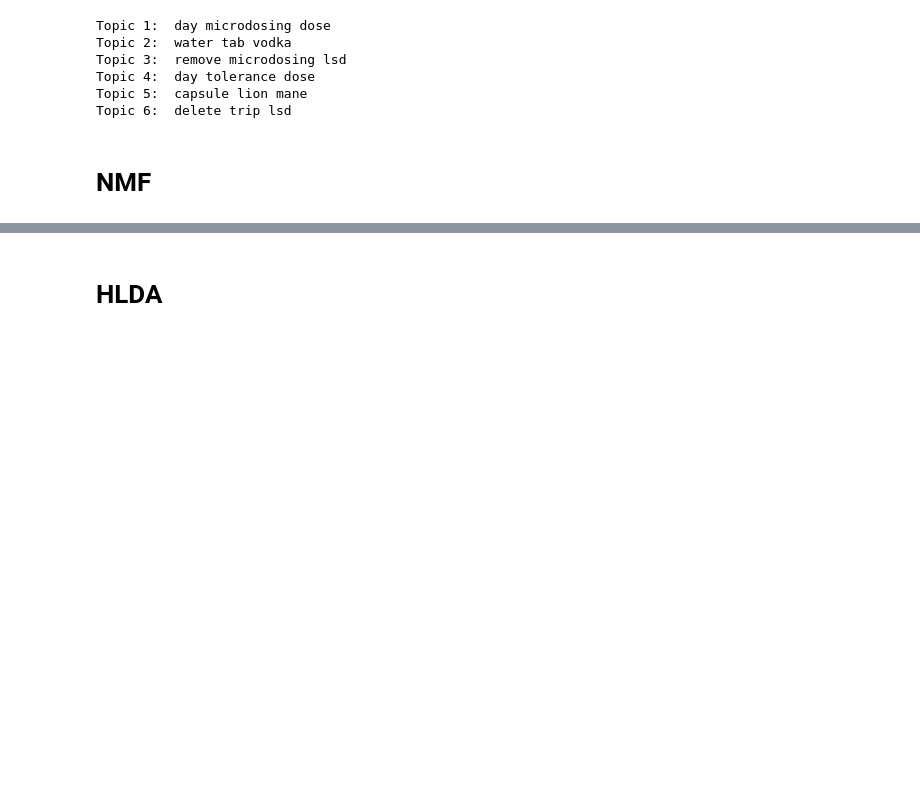
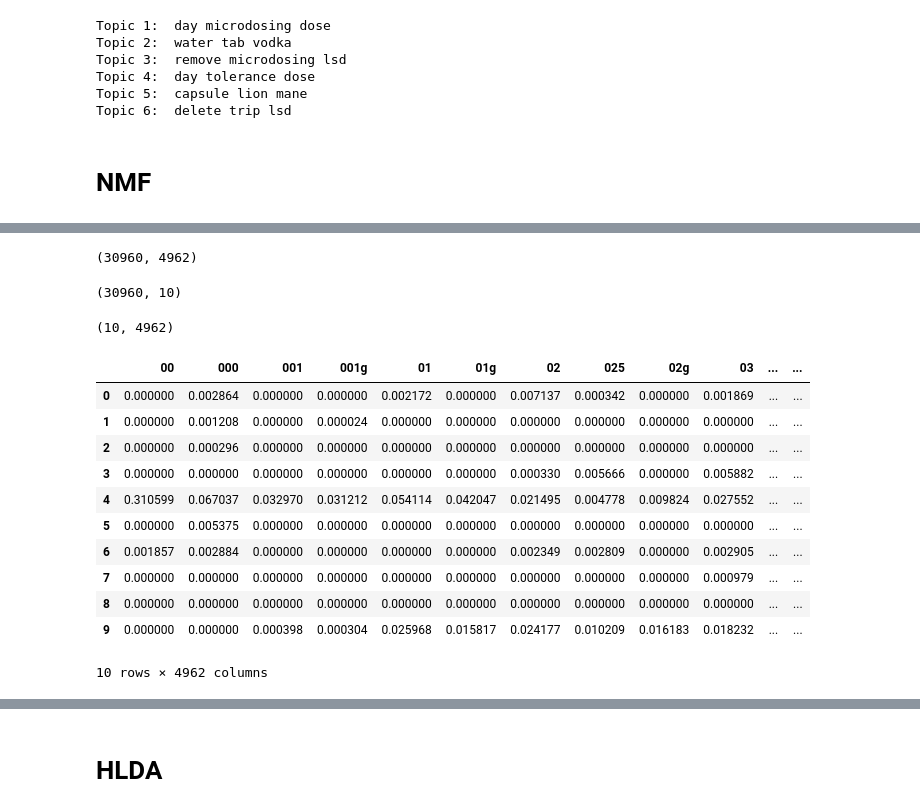
Before and after one commit to guneetsinghchatha/reddit_NLP_topic_model, a Jupyter notebook: working_file.ipynb, the cells around one changed output, grey strips where cells are left out. Cells and saved outputs as stored; diff of their text form; code cells hidden in the pictures; blank space fills up the shorter version.

```diff
--- a/working_file.ipynb
+++ b/working_file.ipynb
@@ -887,3 +887,10 @@ Topic 5:  capsule lion mane
 Topic 6:  delete trip lsd
 # %% [markdown]
 # NMF
+# %%
+import pandas as pd
+from sklearn.decomposition import NMF
+from sklearn.feature_extraction.text import TfidfVectorizer
+
+documents = md_submissions
+documents.head()
@@ -889,0 +904,44 @@ Topic 6:  delete trip lsd
+# %%
+# use tfidf by removing tokens that don't appear in at least 50 documents
+vect = TfidfVectorizer(min_df=50, stop_words='english')
+
+# Fit and transform
+X = vect.fit_transform(documents.lemmatized)
+# %%
+# Create an NMF instance: model
+# the 10 components will be the topics
+model = NMF(n_components=10, random_state=5)
+
+# Fit the model to TF-IDF
+model.fit(X)
+
+# Transform the TF-IDF: nmf_features
+nmf_features = model.transform(X)
+# %%
+X.shape
+# %% [output]
+(30960, 4962)
+# %%
+nmf_features.shape
+# %% [output]
+(30960, 10)
+# %%
+model.components_.shape
+# %% [output]
+(10, 4962)
+# %%
+components_df = pd.DataFrame(model.components_, columns=vect.get_feature_names())
+components_df
+# %% [output]
+|  | 00 | 000 | 001 | 001g | 01 | 01g | 02 | 025 | 02g | 03 | ... | ... |
+| 0 | 0.000000 | 0.002864 | 0.000000 | 0.000000 | 0.002172 | 0.000000 | 0.007137 | 0.000342 | 0.000000 | 0.001869 | ... | ... |
+| 1 | 0.000000 | 0.001208 | 0.000000 | 0.000024 | 0.000000 | 0.000000 | 0.000000 | 0.000000 | 0.000000 | 0.000000 | ... | ... |
+| 2 | 0.000000 | 0.000296 | 0.000000 | 0.000000 | 0.000000 | 0.000000 | 0.000000 | 0.000000 | 0.000000 | 0.000000 | ... | ... |
+| 3 | 0.000000 | 0.000000 | 0.000000 | 0.000000 | 0.000000 | 0.000000 | 0.000330 | 0.005666 | 0.000000 | 0.005882 | ... | ... |
+| 4 | 0.310599 | 0.067037 | 0.032970 | 0.031212 | 0.054114 | 0.042047 | 0.021495 | 0.004778 | 0.009824 | 0.027552 | ... | ... |
+| 5 | 0.000000 | 0.005375 | 0.000000 | 0.000000 | 0.000000 | 0.000000 | 0.000000 | 0.000000 | 0.000000 | 0.000000 | ... | ... |
+| 6 | 0.001857 | 0.002884 | 0.000000 | 0.000000 | 0.000000 | 0.000000 | 0.002349 | 0.002809 | 0.000000 | 0.002905 | ... | ... |
+| 7 | 0.000000 | 0.000000 | 0.000000 | 0.000000 | 0.000000 | 0.000000 | 0.000000 | 0.000000 | 0.000000 | 0.000979 | ... | ... |
+| 8 | 0.000000 | 0.000000 | 0.000000 | 0.000000 | 0.000000 | 0.000000 | 0.000000 | 0.000000 | 0.000000 | 0.000000 | ... | ... |
+| 9 | 0.000000 | 0.000000 | 0.000398 | 0.000304 | 0.025968 | 0.015817 | 0.024177 | 0.010209 | 0.016183 | 0.018232 | ... | ... |
+10 rows × 4962 columns
```
Also changed, not shown: parts of 22 cells of this notebook.
